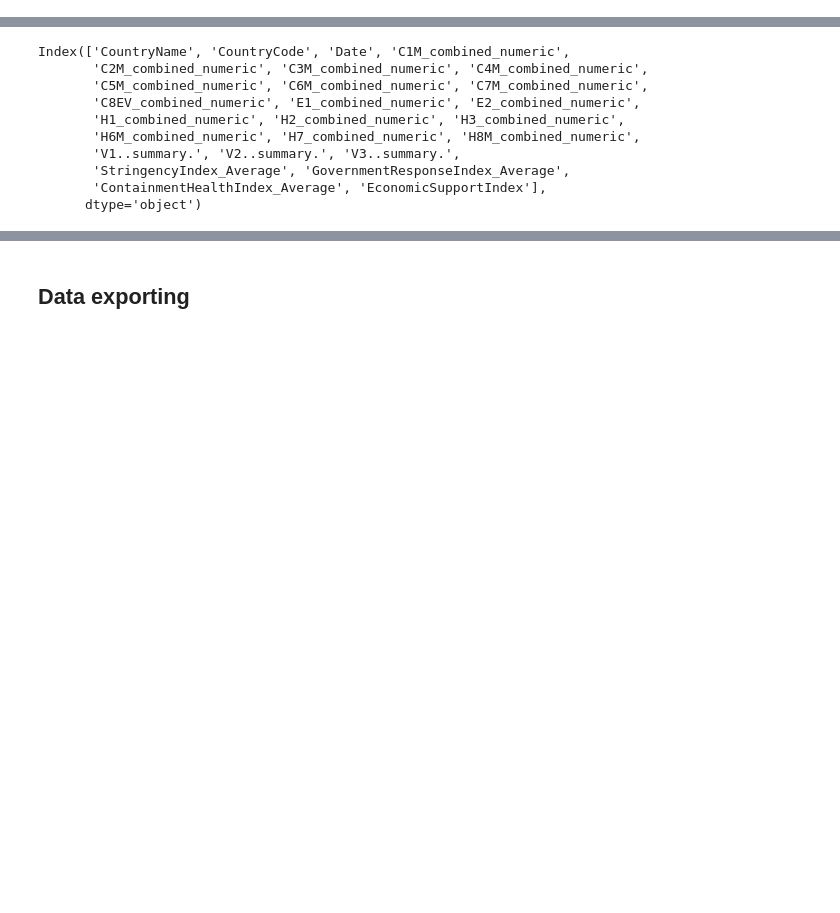
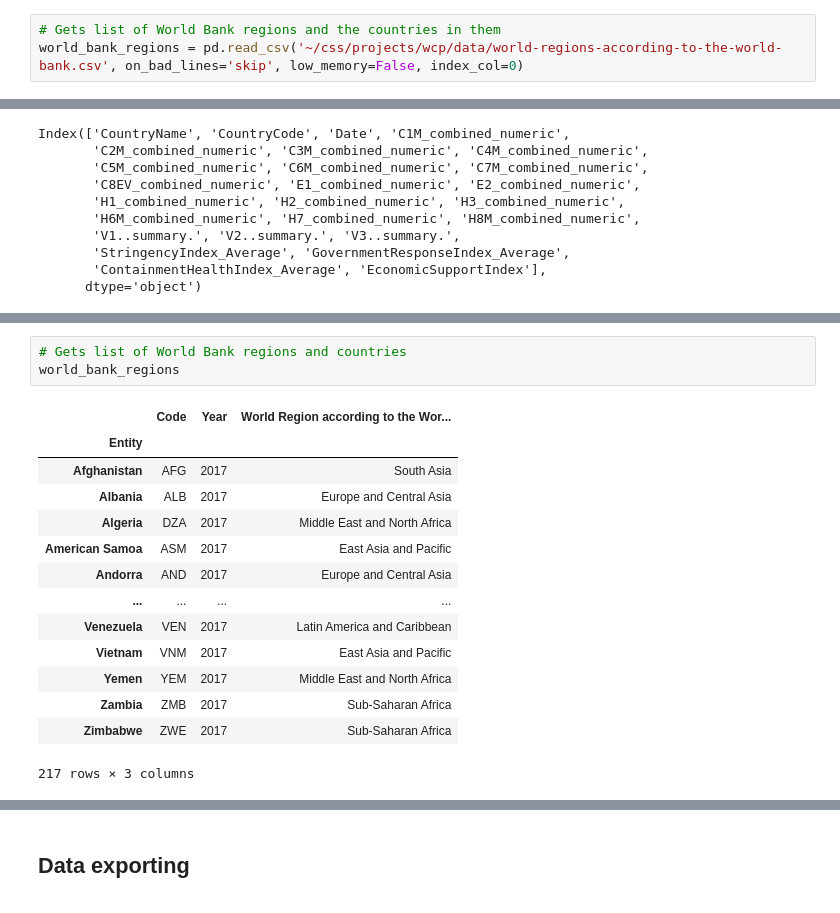
Before and after one commit to LawrenceKay/worldwide_covid_policy, a Jupyter notebook: notebooks/WCP_oxcgrt_simplified_EDA.ipynb, the cells around one changed output, grey strips where cells are left out. Saved outputs shown, nothing was run; the diff lists cells and outputs as text; blank space fills up the shorter version.

```diff
--- a/notebooks/WCP_oxcgrt_simplified_EDA.ipynb
+++ b/notebooks/WCP_oxcgrt_simplified_EDA.ipynb
@@ -152,6 +188,9 @@ Importing the datasets used in the notebook.
 # %%
 # Imports the dataset
 oxcgrt_simple = pd.read_csv('~/css/projects/wcp/data/OxCGRT_simplified_national_clean.csv', on_bad_lines='skip', low_memory=False, index_col=0)
+# %%
+# Gets list of World Bank regions and the countries in them
+world_bank_regions = pd.read_csv('~/css/projects/wcp/data/world-regions-according-to-the-world-bank.csv', on_bad_lines='skip', low_memory=False, index_col=0)
 # %% [markdown]
 ### Data checking
 <a id='data_checking'></a>
@@ -367,0 +484,18 @@ We now have a clean and easy-to-explore dataset that should give us some clues a
+# %%
+# Gets list of World Bank regions and countries
+world_bank_regions
+# %% [output]
+|  | Code | Year | World Region according to the Wor... |
+| Entity |  |  |  |
+| Afghanistan | AFG | 2017 | South Asia |
+| Albania | ALB | 2017 | Europe and Central Asia |
+| Algeria | DZA | 2017 | Middle East and North Africa |
+| American Samoa | ASM | 2017 | East Asia and Pacific |
+| Andorra | AND | 2017 | Europe and Central Asia |
+| ... | ... | ... | ... |
+| Venezuela | VEN | 2017 | Latin America and Caribbean |
+| Vietnam | VNM | 2017 | East Asia and Pacific |
+| Yemen | YEM | 2017 | Middle East and North Africa |
+| Zambia | ZMB | 2017 | Sub-Saharan Africa |
+| Zimbabwe | ZWE | 2017 | Sub-Saharan Africa |
+217 rows × 3 columns
```
Also changed, not shown: parts of 44 cells of this notebook, 1 other file.
